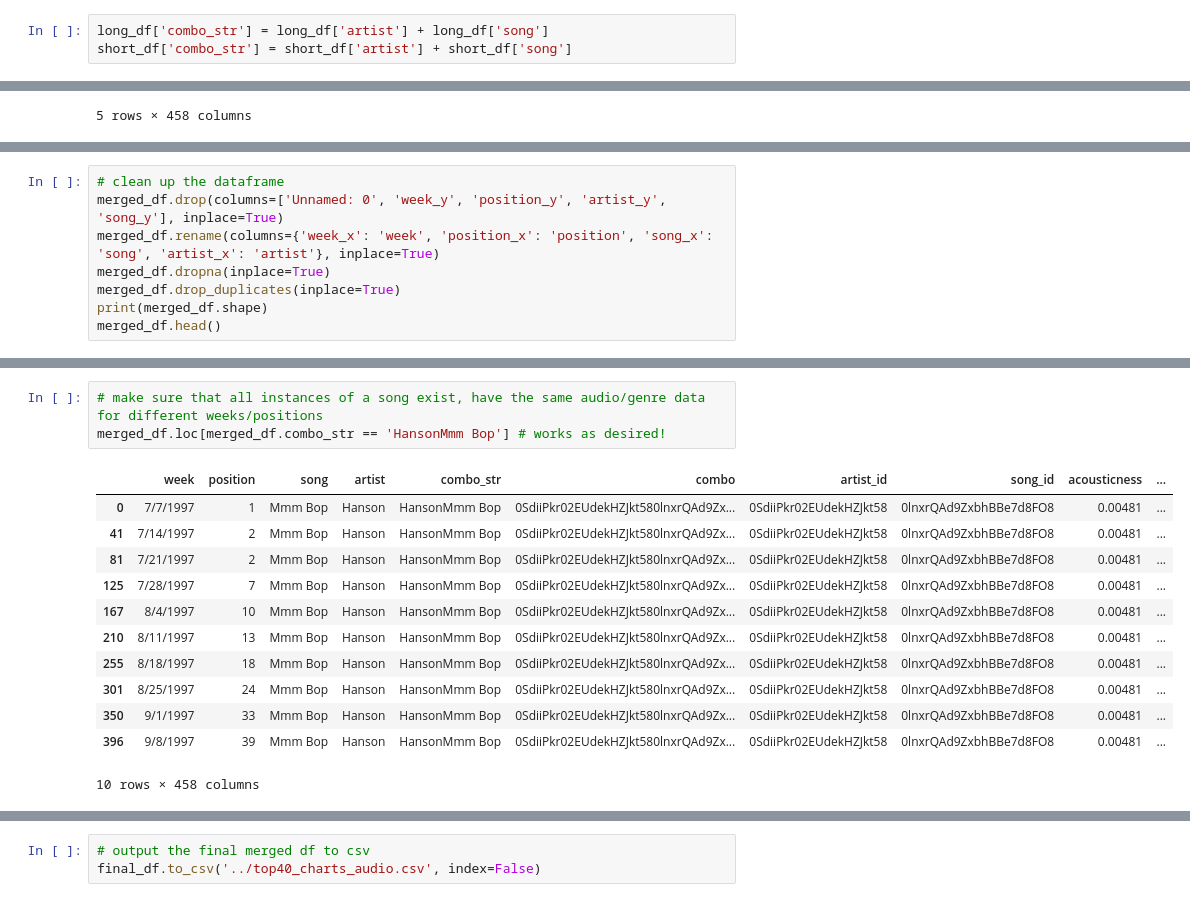
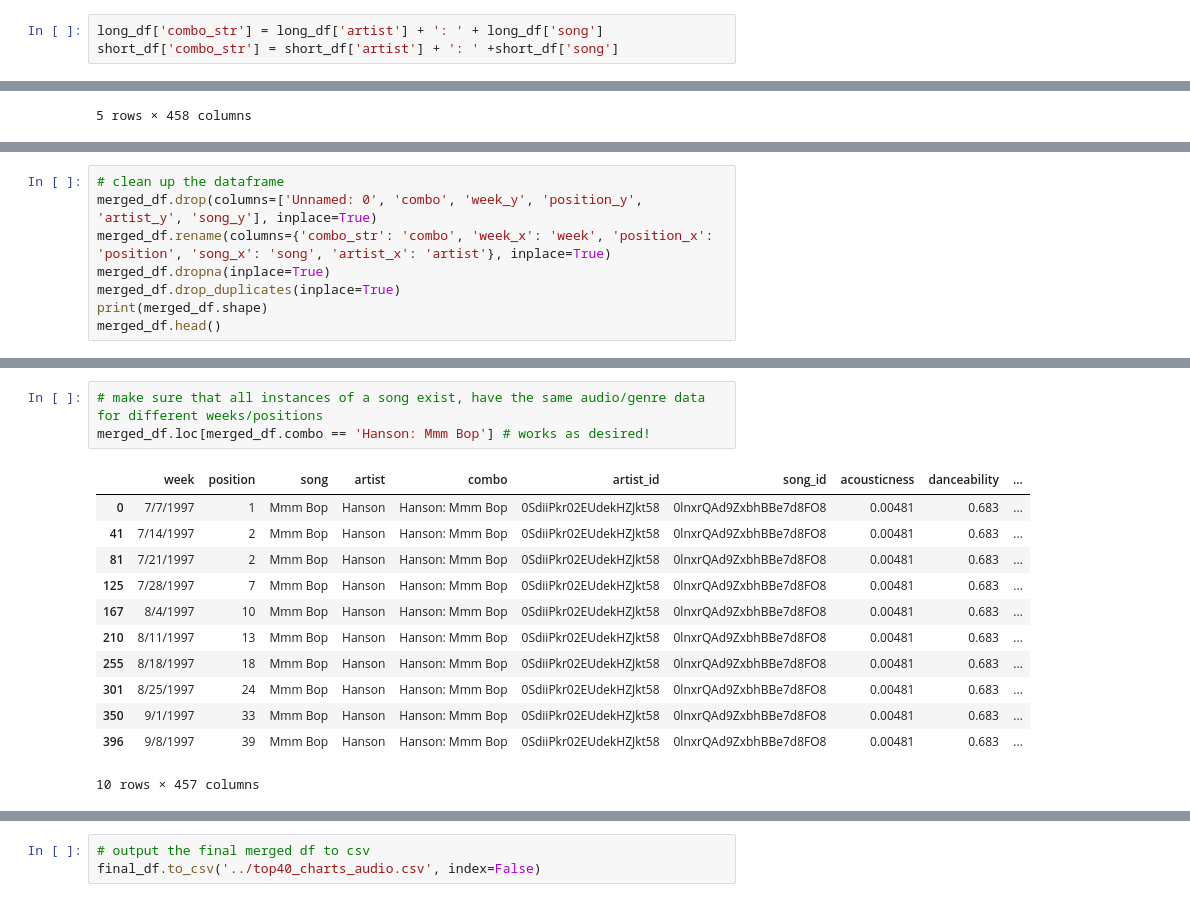
Before and after one commit to ariana94/Audio-Feature-API-Analyis-, a Jupyter notebook: 02_Data Cleaning/assign_audio_features_to_top40_charts.ipynb, the cells around one changed output, grey strips where cells are left out. Drawn from its saved outputs; the diff is of its cells as text.

```diff
--- a/02_Data Cleaning/assign_audio_features_to_top40_charts.ipynb
+++ b/02_Data Cleaning/assign_audio_features_to_top40_charts.ipynb
@@ -11,8 +11,8 @@ long_df = pd.read_csv('Resources/top_40_cleaned_data_analysis.csv')
 # some rows are missing data due to problems with Spotify API calls
 short_df = pd.read_csv('../top40_songs_audio.csv')
 # %%
-long_df['combo_str'] = long_df['artist'] + long_df['song']
-short_df['combo_str'] = short_df['artist'] + short_df['song']
+long_df['combo_str'] = long_df['artist'] + ': ' + long_df['song']
+short_df['combo_str'] = short_df['artist'] + ': ' +short_df['song']
 # %%
 long_df.head()
 # %% [output]
@@ -66,8 +66,8 @@ list(merged_df.columns)
  'yodeling']
 # %%
 # clean up the dataframe
-merged_df.drop(columns=['Unnamed: 0', 'week_y', 'position_y', 'artist_y', 'song_y'], inplace=True)
-merged_df.rename(columns={'week_x': 'week', 'position_x': 'position', 'song_x': 'song', 'artist_x': 'artist'}, inplace=True)
+merged_df.drop(columns=['Unnamed: 0', 'combo', 'week_y', 'position_y', 'artist_y', 'song_y'], inplace=True)
+merged_df.rename(columns={'combo_str': 'combo', 'week_x': 'week', 'position_x': 'position', 'song_x': 'song', 'artist_x': 'artist'}, inplace=True)
 merged_df.dropna(inplace=True)
 merged_df.drop_duplicates(inplace=True)
 print(merged_df.shape)
@@ -84,19 +84,19 @@ merged_df.head()
 # %%
 # make sure that all instances of a song exist, have the same audio/genre data for different weeks/positions
-merged_df.loc[merged_df.combo_str == 'HansonMmm Bop'] # works as desired!
+merged_df.loc[merged_df.combo == 'Hanson: Mmm Bop'] # works as desired!
 # %% [output]
-|  | week | position | song | artist | combo_str | combo | artist_id | song_id | acousticness | ... |
-| 0 | 7/7/1997 | 1 | Mmm Bop | Hanson | HansonMmm Bop | 0SdiiPkr02EUdekHZJkt580lnxrQAd9Zx... | 0SdiiPkr02EUdekHZJkt58 | 0lnxrQAd9ZxbhBBe7d8FO8 | 0.00481 | ... |
-| 41 | 7/14/1997 | 2 | Mmm Bop | Hanson | HansonMmm Bop | 0SdiiPkr02EUdekHZJkt580lnxrQAd9Zx... | 0SdiiPkr02EUdekHZJkt58 | 0lnxrQAd9ZxbhBBe7d8FO8 | 0.00481 | ... |
-| 81 | 7/21/1997 | 2 | Mmm Bop | Hanson | HansonMmm Bop | 0SdiiPkr02EUdekHZJkt580lnxrQAd9Zx... | 0SdiiPkr02EUdekHZJkt58 | 0lnxrQAd9ZxbhBBe7d8FO8 | 0.00481 | ... |
-| 125 | 7/28/1997 | 7 | Mmm Bop | Hanson | HansonMmm Bop | 0SdiiPkr02EUdekHZJkt580lnxrQAd9Zx... | 0SdiiPkr02EUdekHZJkt58 | 0lnxrQAd9ZxbhBBe7d8FO8 | 0.00481 | ... |
-| 167 | 8/4/1997 | 10 | Mmm Bop | Hanson | HansonMmm Bop | 0SdiiPkr02EUdekHZJkt580lnxrQAd9Zx... | 0SdiiPkr02EUdekHZJkt58 | 0lnxrQAd9ZxbhBBe7d8FO8 | 0.00481 | ... |
-| 210 | 8/11/1997 | 13 | Mmm Bop | Hanson | HansonMmm Bop | 0SdiiPkr02EUdekHZJkt580lnxrQAd9Zx... | 0SdiiPkr02EUdekHZJkt58 | 0lnxrQAd9ZxbhBBe7d8FO8 | 0.00481 | ... |
-| 255 | 8/18/1997 | 18 | Mmm Bop | Hanson | HansonMmm Bop | 0SdiiPkr02EUdekHZJkt580lnxrQAd9Zx... | 0SdiiPkr02EUdekHZJkt58 | 0lnxrQAd9ZxbhBBe7d8FO8 | 0.00481 | ... |
-| 301 | 8/25/1997 | 24 | Mmm Bop | Hanson | HansonMmm Bop | 0SdiiPkr02EUdekHZJkt580lnxrQAd9Zx... | 0SdiiPkr02EUdekHZJkt58 | 0lnxrQAd9ZxbhBBe7d8FO8 | 0.00481 | ... |
-| 350 | 9/1/1997 | 33 | Mmm Bop | Hanson | HansonMmm Bop | 0SdiiPkr02EUdekHZJkt580lnxrQAd9Zx... | 0SdiiPkr02EUdekHZJkt58 | 0lnxrQAd9ZxbhBBe7d8FO8 | 0.00481 | ... |
-| 396 | 9/8/1997 | 39 | Mmm Bop | Hanson | HansonMmm Bop | 0SdiiPkr02EUdekHZJkt580lnxrQAd9Zx... | 0SdiiPkr02EUdekHZJkt58 | 0lnxrQAd9ZxbhBBe7d8FO8 | 0.00481 | ... |
+|  | week | position | song | artist | combo | artist_id | song_id | acousticness | danceability | ... |
+| 0 | 7/7/1997 | 1 | Mmm Bop | Hanson | Hanson: Mmm Bop | 0SdiiPkr02EUdekHZJkt58 | 0lnxrQAd9ZxbhBBe7d8FO8 | 0.00481 | 0.683 | ... |
+| 41 | 7/14/1997 | 2 | Mmm Bop | Hanson | Hanson: Mmm Bop | 0SdiiPkr02EUdekHZJkt58 | 0lnxrQAd9ZxbhBBe7d8FO8 | 0.00481 | 0.683 | ... |
+| 81 | 7/21/1997 | 2 | Mmm Bop | Hanson | Hanson: Mmm Bop | 0SdiiPkr02EUdekHZJkt58 | 0lnxrQAd9ZxbhBBe7d8FO8 | 0.00481 | 0.683 | ... |
+| 125 | 7/28/1997 | 7 | Mmm Bop | Hanson | Hanson: Mmm Bop | 0SdiiPkr02EUdekHZJkt58 | 0lnxrQAd9ZxbhBBe7d8FO8 | 0.00481 | 0.683 | ... |
+| 167 | 8/4/1997 | 10 | Mmm Bop | Hanson | Hanson: Mmm Bop | 0SdiiPkr02EUdekHZJkt58 | 0lnxrQAd9ZxbhBBe7d8FO8 | 0.00481 | 0.683 | ... |
+| 210 | 8/11/1997 | 13 | Mmm Bop | Hanson | Hanson: Mmm Bop | 0SdiiPkr02EUdekHZJkt58 | 0lnxrQAd9ZxbhBBe7d8FO8 | 0.00481 | 0.683 | ... |
+| 255 | 8/18/1997 | 18 | Mmm Bop | Hanson | Hanson: Mmm Bop | 0SdiiPkr02EUdekHZJkt58 | 0lnxrQAd9ZxbhBBe7d8FO8 | 0.00481 | 0.683 | ... |
+| 301 | 8/25/1997 | 24 | Mmm Bop | Hanson | Hanson: Mmm Bop | 0SdiiPkr02EUdekHZJkt58 | 0lnxrQAd9ZxbhBBe7d8FO8 | 0.00481 | 0.683 | ... |
+| 350 | 9/1/1997 | 33 | Mmm Bop | Hanson | Hanson: Mmm Bop | 0SdiiPkr02EUdekHZJkt58 | 0lnxrQAd9ZxbhBBe7d8FO8 | 0.00481 | 0.683 | ... |
+| 396 | 9/8/1997 | 39 | Mmm Bop | Hanson | Hanson: Mmm Bop | 0SdiiPkr02EUdekHZJkt58 | 0lnxrQAd9ZxbhBBe7d8FO8 | 0.00481 | 0.683 | ... |
-10 rows × 458 columns
+10 rows × 457 columns
 # %%
 # final df organization
 merged_df['week'] = pd.to_datetime(merged_df['week'])
```
Also changed, not shown: parts of 6 cells of this notebook, 5 other files.
